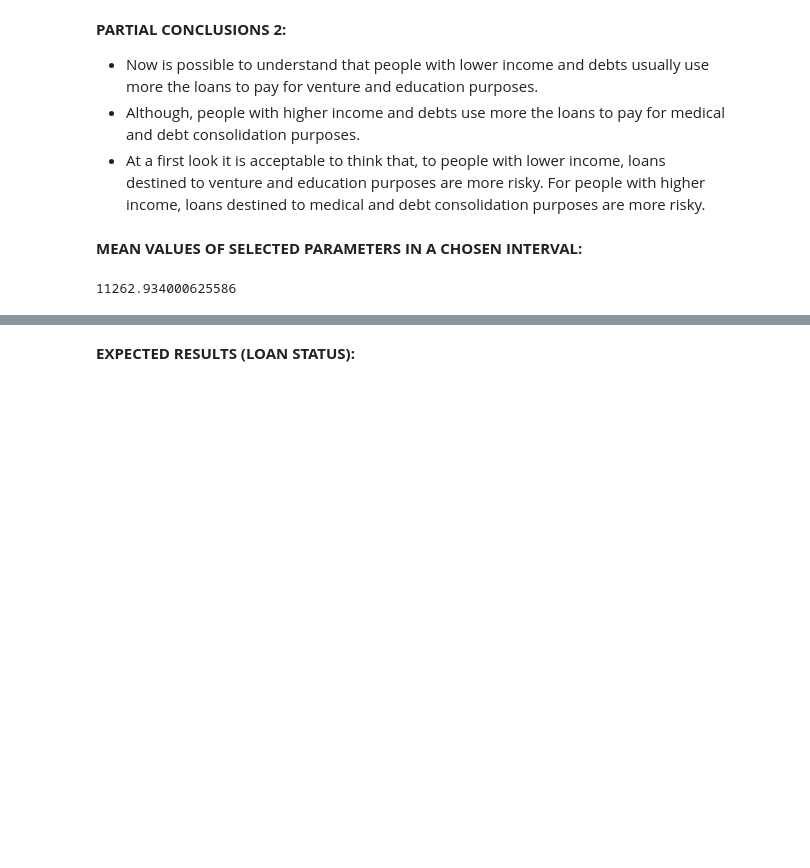
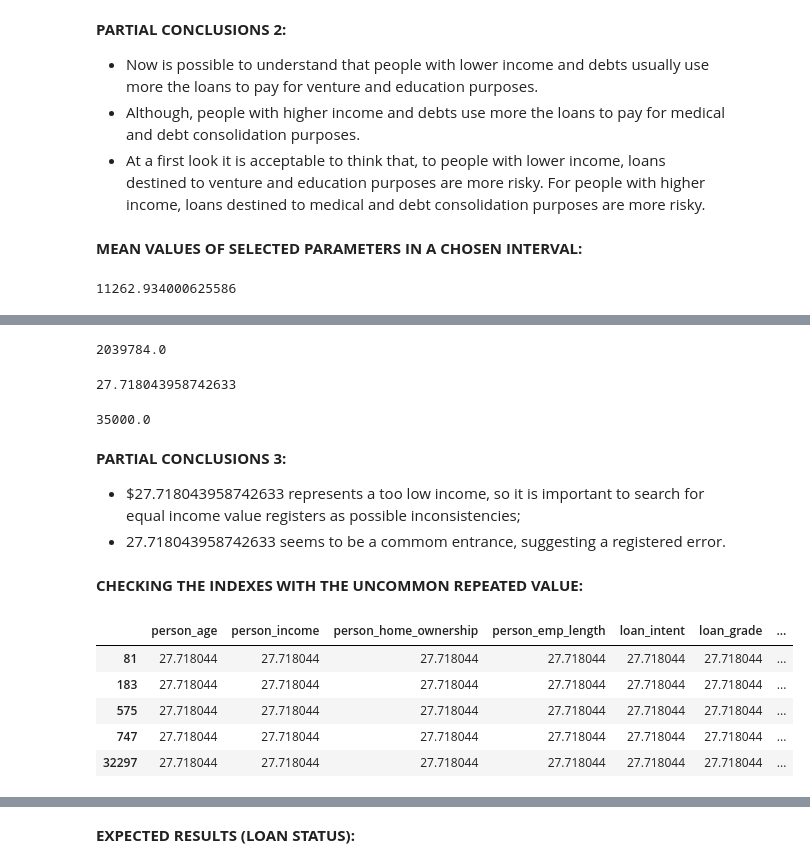
Before and after one commit to gustavods07/Credit-Risk-Data-Analysis, a Jupyter notebook: credit_risk_data_analysis.ipynb, the cells around one changed output, grey strips where cells are left out. Drawn from its saved outputs; the diff is of its cells as text; code cells hidden in the pictures; blank space fills up the shorter version.

```diff
--- a/credit_risk_data_analysis.ipynb
+++ b/credit_risk_data_analysis.ipynb
@@ -122,0 +125,11 @@ print(mean_debt)
+# %%
+## This dataset apparently have some strange ages for some people: ages hugher than 100 years old
+## we can use mechanisms to treat eventual inconsistencies with data filtering and treatment
+
+data.loc[data['person_age']>100] ## here is possible to localize all people with loan amount higher than 20.000 and see how much errors we have
+## now, we can choose to crate a new variable without registered ages higher than 100 years old:
+no_errors = data.drop(data[data['person_age']>100].index)
+
+## here we can see how much data were erased from the dataset
+print(len(data),len(no_errors))
+## now it is possible to understand that, from 32581 registered people, 5 are possibly wrong
@@ -125,12 +139,0 @@ print(mean_debt)
-# %%
-## This dataset apparently dosn't have any inconsistency, but it is possible to show
-## mechanisms to treat eventual inconsistencies with data filtering and treatment
-## For this, we can stipulate a scenario:
-## suppose that all the debts higher than 20.000 were computed wrongly:
-
-default.loc[default['loan_amnt']>20000] ## here is possible to localize all people with loan amount higher than 20.000 and see how much errors we have
-## now, we can choose to erase all the registers with loan amounts higher than 20.000:
-no_errors = default.drop(default[default['loan_amnt']>20000].index)
-
-## here we can see how much data were erased from the dataset
-print(len(default),len(no_errors))
@@ -138,0 +140,7 @@ print(len(default),len(no_errors))
+# %%
+## since we have only 5 registers possibly wrong, and the untrusted parameter is age, changing the untrusted values for the mean could be worth
+## so, we should obtain the mean without consider the wrong values:
+mean_age = no_errors['person_age'].mean()
+## now we should change the 5 values for this mean:
+data.loc[data['person_age']>100] = mean_age
+## Now all untrusted values were turned into the mean and can be computed to a machine learning trusted process
@@ -138,0 +165,30 @@ print(len(default),len(no_errors))
+# %%
+data['person_income'].max() ## highest income
+# %% [output]
+2039784.0
+# %%
+data['loan_amnt'].min() ## lowest loan
+# %% [output]
+27.718043958742633
+# %%
+data['loan_amnt'].max() ## highest loan
+# %% [output]
+35000.0
+# %% [markdown]
+
+**PARTIAL CONCLUSIONS 3:**
+
+* $27.718043958742633 represents a too low income, so it is important to search for equal income value registers as possible inconsistencies;
+* 27.718043958742633 seems to be a commom entrance, suggesting a registered error.
+# %% [markdown]
+**CHECKING THE INDEXES WITH THE UNCOMMON REPEATED VALUE:**
+# %%
+data[data['person_income'] < 28]
+## YES WE DO HAVE REMAINING INCONSISTENCIES
+# %% [output]
+|  | person_age | person_income | person_home_ownership | person_emp_length | loan_intent | loan_grade | ... |
+| 81 | 27.718044 | 27.718044 | 27.718044 | 27.718044 | 27.718044 | 27.718044 | ... |
+| 183 | 27.718044 | 27.718044 | 27.718044 | 27.718044 | 27.718044 | 27.718044 | ... |
+| 575 | 27.718044 | 27.718044 | 27.718044 | 27.718044 | 27.718044 | 27.718044 | ... |
+| 747 | 27.718044 | 27.718044 | 27.718044 | 27.718044 | 27.718044 | 27.718044 | ... |
+| 32297 | 27.718044 | 27.718044 | 27.718044 | 27.718044 | 27.718044 | 27.718044 | ... |
```
Also changed, not shown: parts of 14 cells of this notebook.
